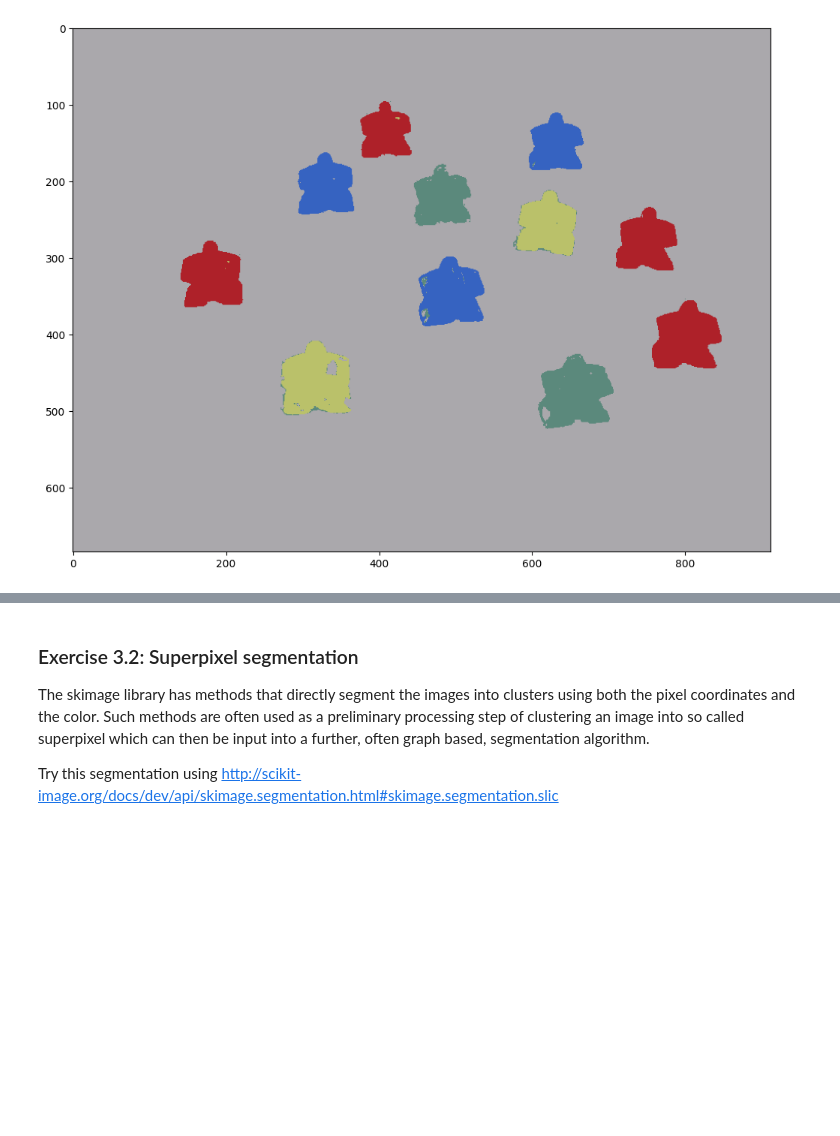
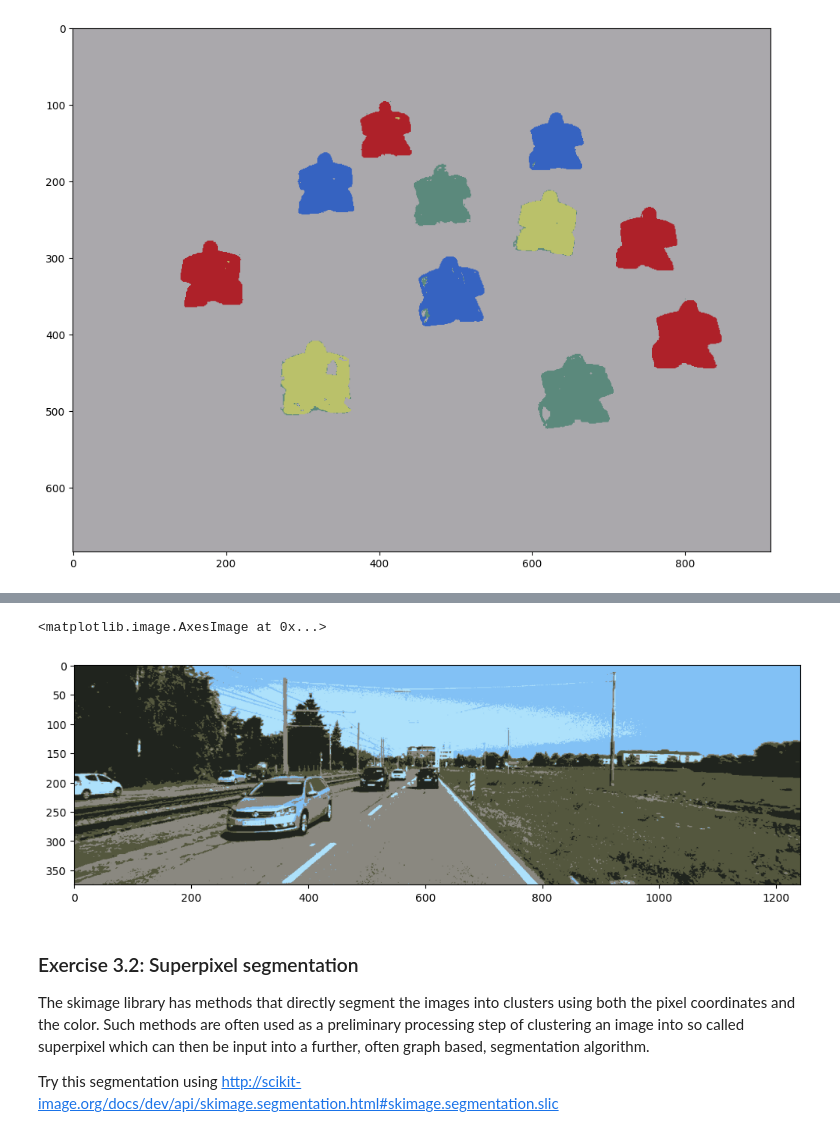
Before and after one commit to dennisshushackost/TSM_CompVIs, a Jupyter notebook: Exercises/Exercise 7/ex7.ipynb, the cells around one changed output, grey strips where cells are left out. Saved outputs shown, nothing was run; the diff lists cells and outputs as text; code cells hidden in the pictures; blank space fills up the shorter version.

```diff
--- a/Exercises/Exercise 7/ex7.ipynb
+++ b/Exercises/Exercise 7/ex7.ipynb
@@ -202,3 +205,21 @@ plt.imshow(image)
+# %%
+# Perform k-means clustering
+n_clusters = 5
+kmeans = sklearn.cluster.KMeans(n_clusters=n_clusters)
+kmeans.fit(data)
+
+# Get the color of the cluster centers
+center_colors = np.uint8(kmeans.cluster_centers_)
+
+# Get the labels for each pixel and reshape them to the original image size:
+labels_image = kmeans.labels_.reshape((image.shape[0], image.shape[1]))
+
+# Display the labels_image
+result = center_colors[labels_image]
+plt.imshow(result)
+# %% [output]
+<matplotlib.image.AxesImage at 0x...>
+[figure, added]
 # %% [markdown]
 ### Exercise 3.2: Superpixel segmentation
 
```
Also changed, not shown: parts of 4 cells of this notebook.
